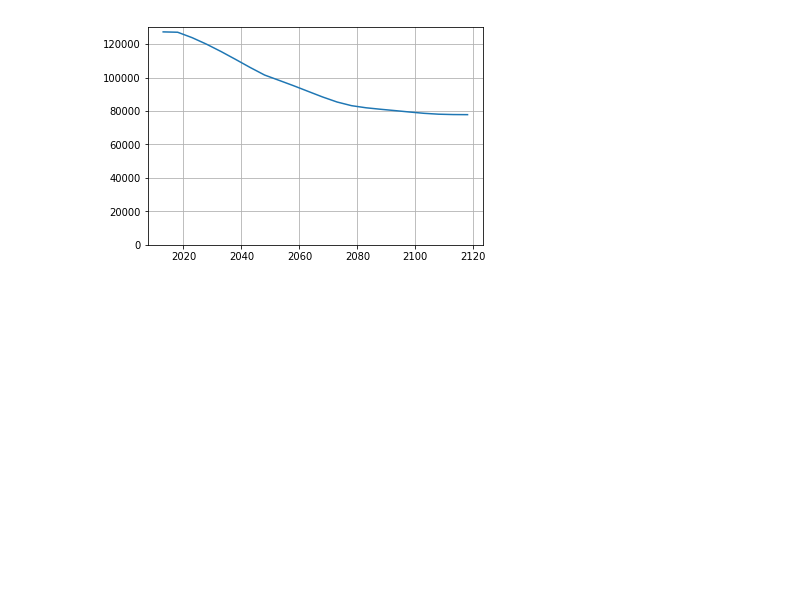
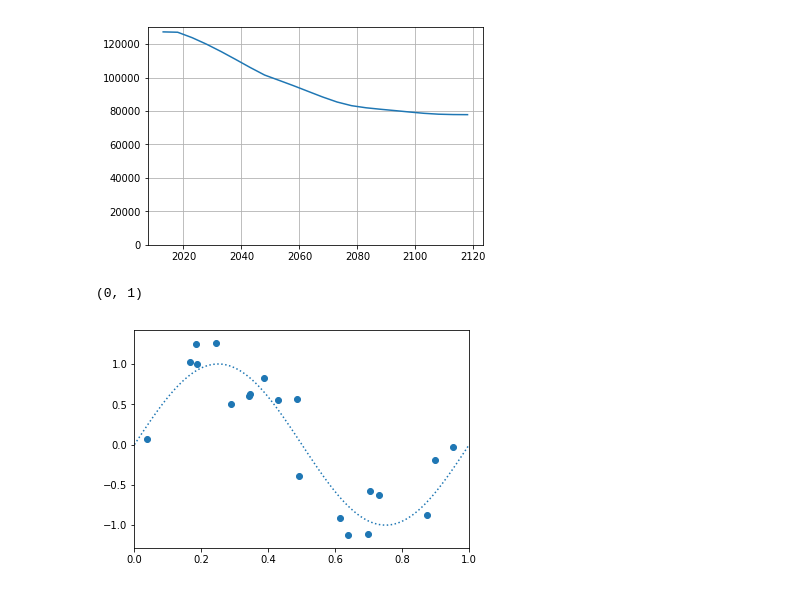
Before and after one commit to devkunii/knowledge, a Jupyter notebook: Python/12_Pythonとデータサイエンス/12_Pythonとデータサイエンス.ipynb, the cells around one changed output. Cells and saved outputs as stored; diff of their text form; code cells hidden in the pictures; blank space fills up the shorter version.

```diff
--- a/Python/12_Pythonとデータサイエンス/12_Pythonとデータサイエンス.ipynb
+++ b/Python/12_Pythonとデータサイエンス/12_Pythonとデータサイエンス.ipynb
@@ -336,3 +336,34 @@ t = plt.ylim([0, 130000])
 plt.grid(True)
 # %% [output]
 [figure]
+# %%
+import numpy as np
+
+# 乱数のシードを設定
+np.random.seed(9)
+# 0から1まで100個の数値を生成、乱数要素を混ぜる前のx
+x_orig = np.linspace(0, 1, 100)
+
+def f(x):
+    # xに対応するsinを返す関数
+    return np.sin(2*np.pi*x)
+
+# 0から1まで100個のばらけたサンプルデータ(x)を生成
+x = np.random.uniform(0, 1, size=100)[:, np.newaxis]
+# yに対応するsinに乱数値を足してサンプルデータ(y)を生成
+y = f(x)+np.random.normal(scale=0.3, size=100)[:, np.newaxis]
+# %%
+%matplotlib inline
+import matplotlib.pyplot as plt
+from sklearn.model_selection import train_test_split
+
+# 学習用データとテスト用データに分ける
+x_train, x_test, y_train, y_test = train_test_split(x, y, test_size=0.8)
+
+# 元のsinとサンプルデータをplot
+plt.plot(x_orig, f(x_orig), ls=':')
+plt.scatter(x_train, y_train)
+plt.xlim((0, 1))
+# %% [output]
+(0, 1)
+[figure, added]
```
Also changed, not shown: parts of 14 cells of this notebook, 6 other files.
